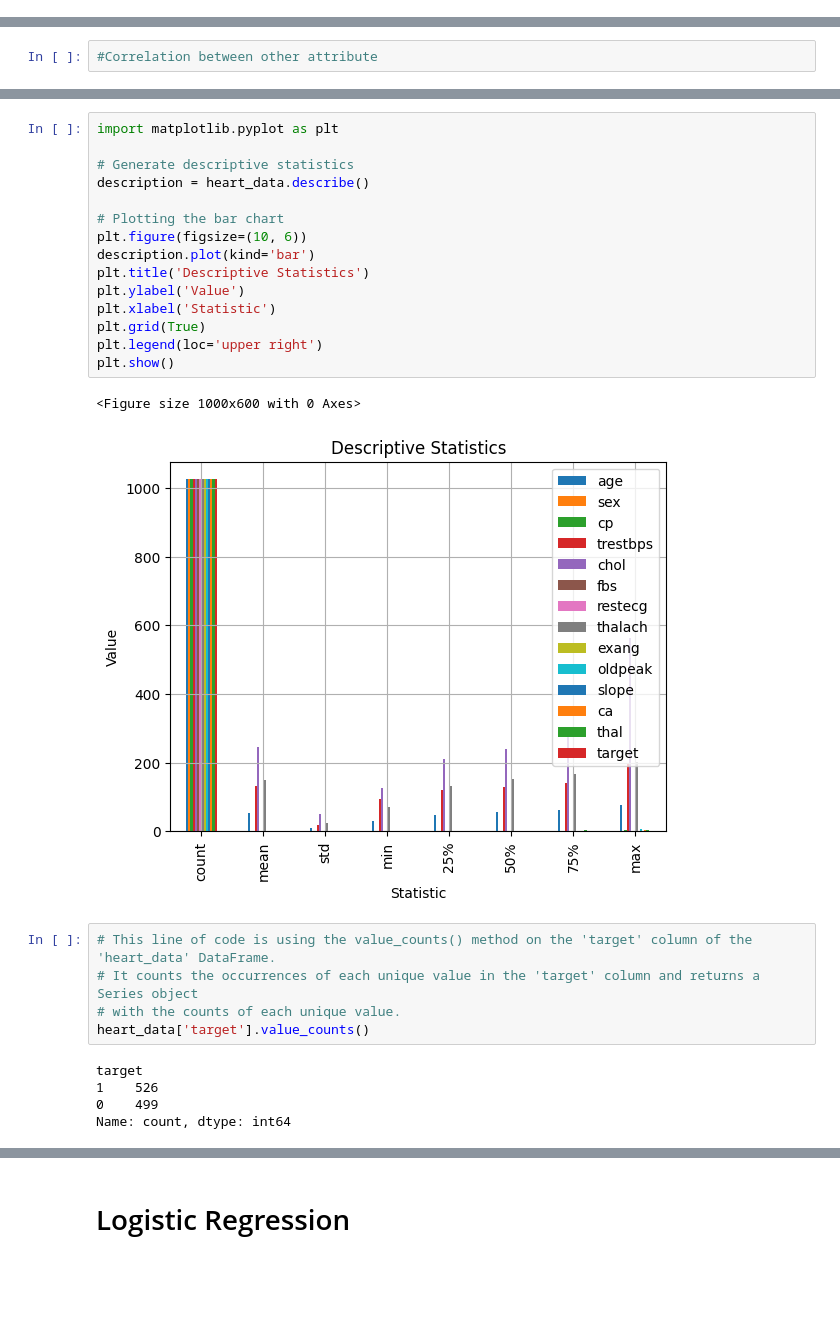
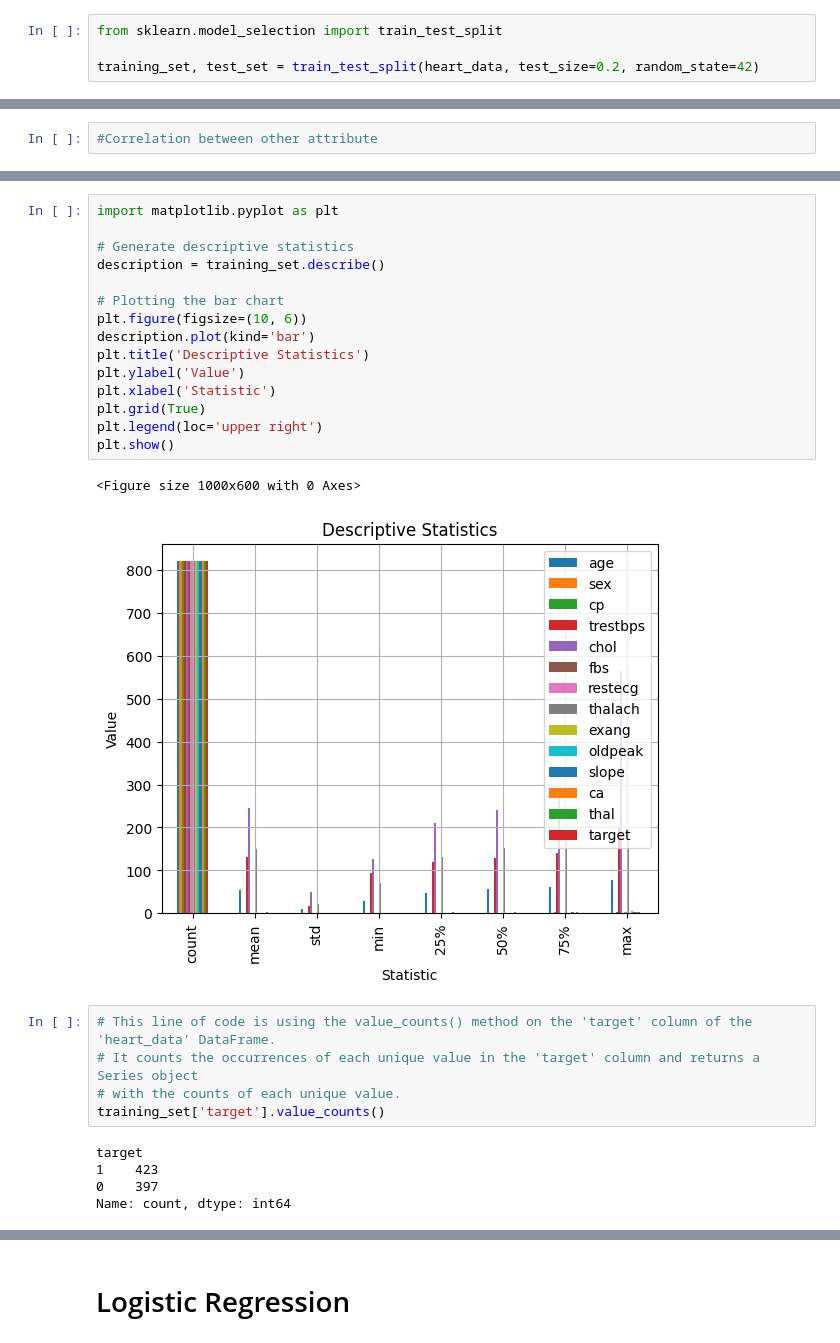
Before and after one commit to sandun7787/CIS-6009-FInal-project-prediction, a Jupyter notebook: Heart Prediction.ipynb, the cells around one changed output, grey strips where cells are left out. Saved outputs shown, nothing was run; the diff lists cells and outputs as text; blank space fills up the shorter version.

```diff
--- a/Heart Prediction.ipynb
+++ b/Heart Prediction.ipynb
@@ -87,3 +87,7 @@ plt.show()  # Show the histograms.
 heart_data.shape
 # %% [output]
 (1025, 14)
+# %%
+from sklearn.model_selection import train_test_split
+
+training_set, test_set = train_test_split(heart_data, test_size=0.2, random_state=42)
@@ -208,30 +239,30 @@ max       2.000000     4.000000     3.000000     1.000000
 # %%
 import matplotlib.pyplot as plt
 
 # Generate descriptive statistics
-description = heart_data.describe()
+description = training_set.describe()
 
 # Plotting the bar chart
 plt.figure(figsize=(10, 6))
 description.plot(kind='bar')
 plt.title('Descriptive Statistics')
 plt.ylabel('Value')
 plt.xlabel('Statistic')
 plt.grid(True)
 plt.legend(loc='upper right')
 plt.show()
 # %% [output]
 <Figure size 1000x600 with 0 Axes>
-[figure, old version]
+[figure, new version]
 # %%
 # This line of code is using the value_counts() method on the 'target' column of the 'heart_data' DataFrame.
 # It counts the occurrences of each unique value in the 'target' column and returns a Series object
 # with the counts of each unique value.
-heart_data['target'].value_counts()
+training_set['target'].value_counts()
 # %% [output]
 target
-1    526
-0    499
+1    423
+0    397
 Name: count, dtype: int64
 # %%
 # Assigning input features to variable X by dropping the 'target' column from the 'heart_data' DataFrame
```
Also changed, not shown: parts of 28 cells of this notebook, 2 other files.
